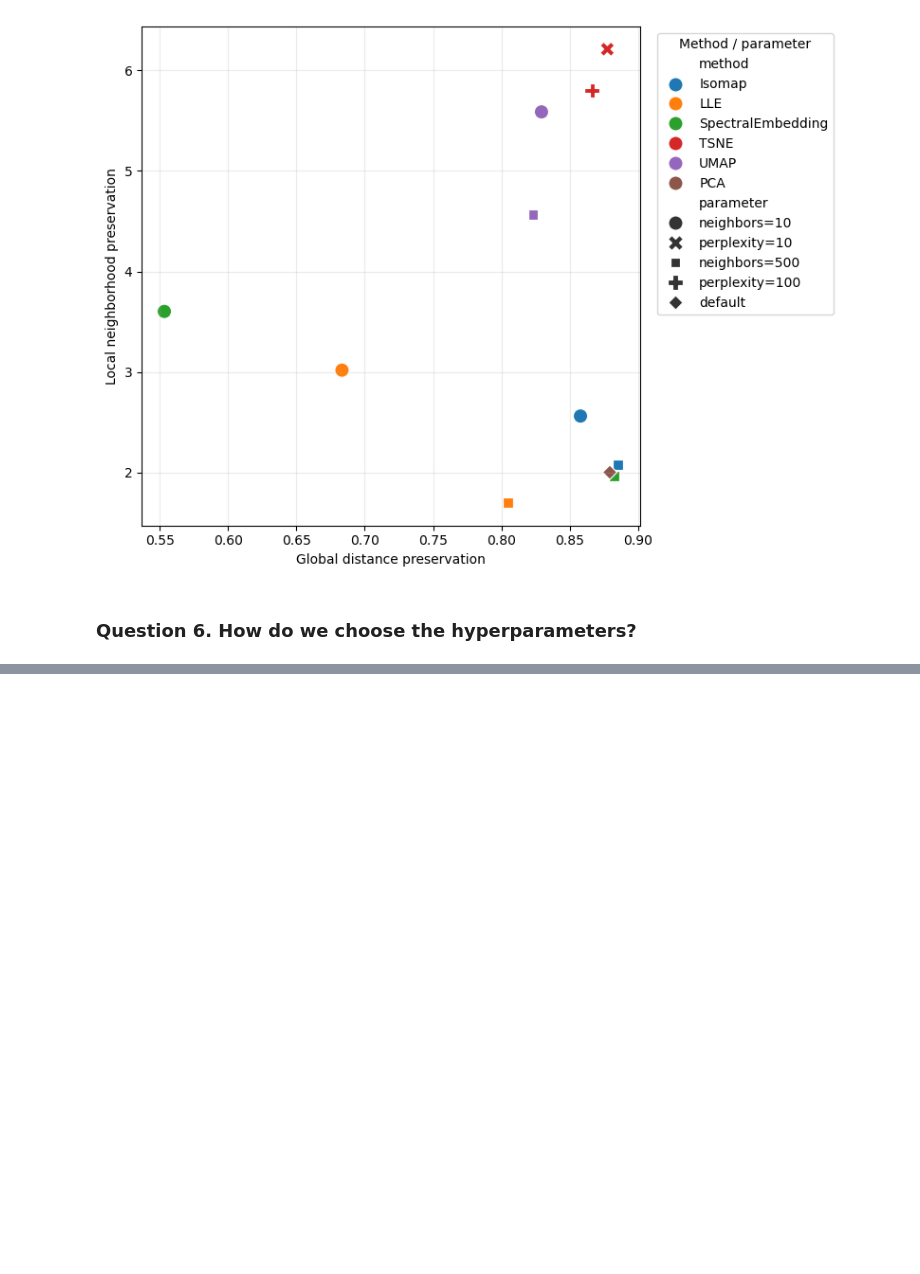
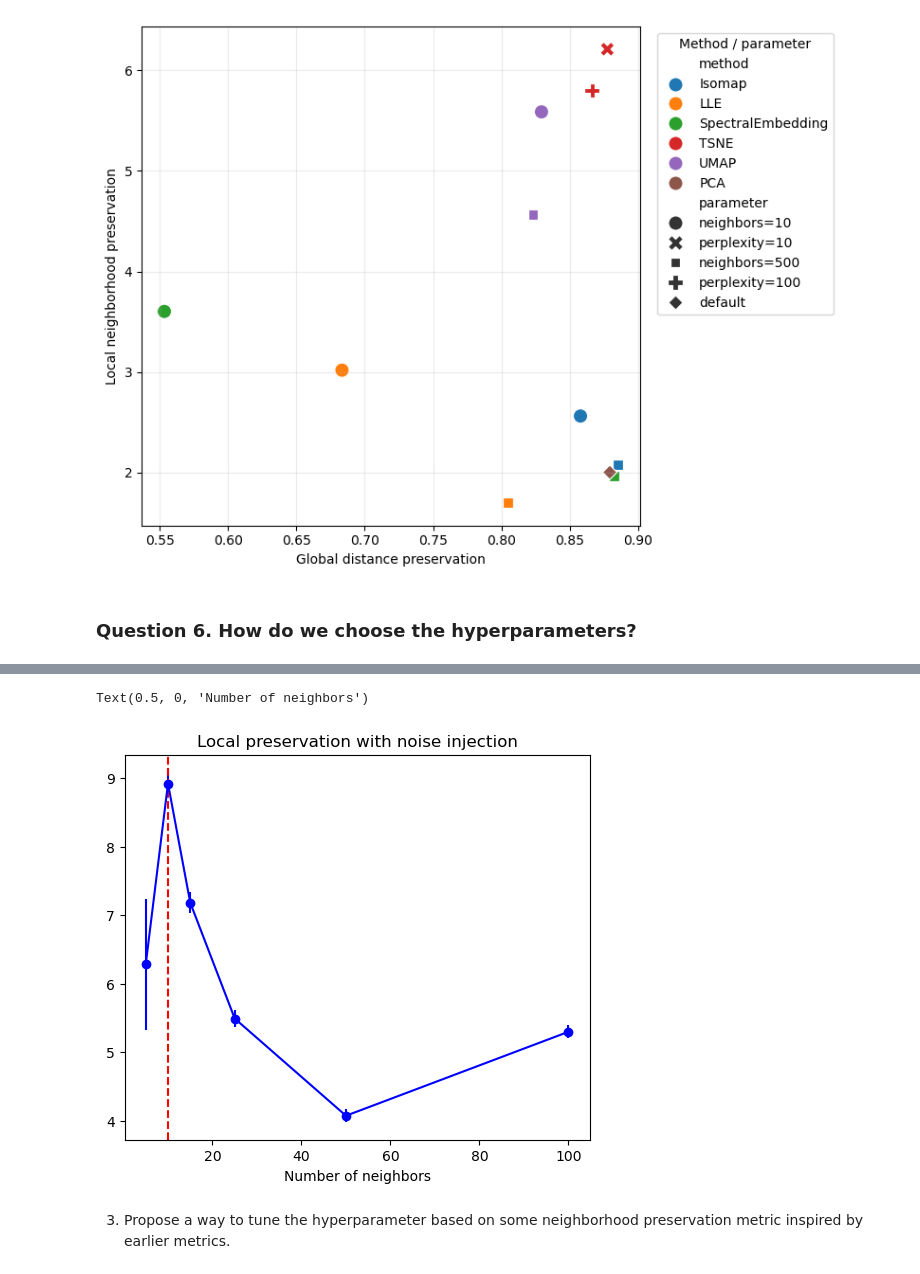
Before and after one commit to erialc-cal/Unsupervised-Learning, a Jupyter notebook: notebooks/01_dimension_reduction_in_python.ipynb, the cells around one changed output, grey strips where cells are left out. Saved outputs shown, nothing was run; the diff lists cells and outputs as text; code cells hidden in the pictures; blank space fills up the shorter version.

```diff
--- a/notebooks/01_dimension_reduction_in_python.ipynb
+++ b/notebooks/01_dimension_reduction_in_python.ipynb
@@ -383,12 +389,8 @@ def global_distance_preservation(X, Z):
 from sklearn.neighbors import NearestNeighbors
 
 def local_neighborhood_preservation(X, Z, k=10):
-    nbrs_orig = NearestNeighbors(n_neighbors=k).fit(X)
-    nbrs_embed = NearestNeighbors(n_neighbors=k).fit(Z)
-    _, ind_X = nbrs_orig.kneighbors(X)
-    _, ind_Z = nbrs_embed.kneighbors(Z)
-    p_k = np.zeros((X.shape[0]))
-    for i in range(X.shape[0]):
-        p_k[i] = len(np.intersect1d(ind_X[i,:], ind_Z[i,:]))
+    ind_X = NearestNeighbors(n_neighbors=k + 1).fit(X).kneighbors(X, return_distance=False)[:, 1:]
+    ind_Z = NearestNeighbors(n_neighbors=k + 1).fit(Z).kneighbors(Z, return_distance=False)[:, 1:]
+    p_k = [len(np.intersect1d(ind_X[i], ind_Z[i])) / k for i in range(X.shape[0])]
     return np.mean(p_k)
 # %% [markdown]
@@ -448,0 +501,23 @@ fig.tight_layout()
+# %%
+pres=[]
+pres_se = []
+for k in neighbor_grid:
+    pres_sub = []
+    for i in range(10):
+        sub = np.random.choice(X.shape[0], size = int(np.floor(0.3*X.shape[0])), replace=False)
+        X_sub = X[sub,:]
+        Z_lle = LocallyLinearEmbedding(n_components=2, n_neighbors = k, random_state=123).fit_transform(X_sub)
+        pres_sub.append(local_neighborhood_preservation(X_sub, Z_lle, k=10))
+    pres.append(np.mean(pres_sub))
+    pres_se.append(np.std(pres_sub)/np.sqrt(10))
+
+fig, ax = plt.subplots(figsize=(6,5))
+ax.errorbar(neighbor_grid, pres, fmt='bo-',yerr=pres_se)
+ax.axvline(neighbor_grid[np.argmax(pres)], linestyle='--', color='red')
+ax.set_title('Local preservation with noise injection')
+ax.set_xlabel('Number of neighbors')
+# %% [output]
+Text(0.5, 0, 'Number of neighbors')
+[figure, added]
+# %% [markdown]
+3. Propose a way to tune the hyperparameter based on some neighborhood preservation metric inspired by earlier metrics.
```
Also changed, not shown: parts of 42 cells of this notebook, 2 other files.
